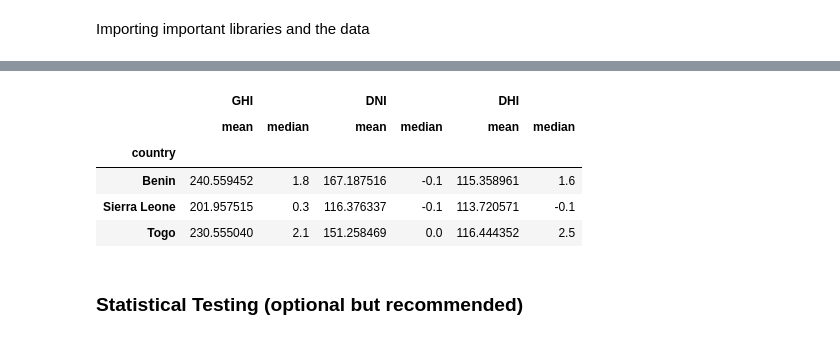
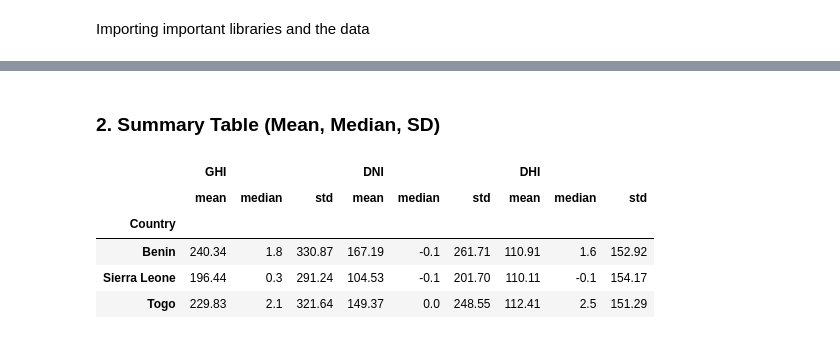
Before and after one commit to tonebyu/cross-country-solar-farm-analysis, a Jupyter notebook: notebooks/compare_countries.ipynb, the cells around one changed output, grey strips where cells are left out. Saved outputs shown, nothing was run; the diff lists cells and outputs as text; code cells hidden in the pictures.

```diff
--- a/notebooks/compare_countries.ipynb
+++ b/notebooks/compare_countries.ipynb
@@ -33,0 +21,14 @@ df_togo.head(10)
+# %%
+# Load dataset
+benin = pd.read_csv("../data/benin_clean.csv")
+sierraleone = pd.read_csv("../data/sierraleone_clean.csv")
+togo = pd.read_csv("../data/togo-dapaong_qc_clean.csv")
+# %%
+# Add a country label to each
+benin['Country'] = 'Benin'
+sierraleone['Country'] = 'Sierra Leone'
+togo['Country'] = 'Togo'
+# %%
+# Combine them
+df = pd.concat([benin, sierraleone, togo], ignore_index=True)
+df.head()
@@ -56,13 +98,13 @@ for metric in metrics:
+# %% [markdown]
+### 2. Summary Table (Mean, Median, SD)
 # %%
 # Summary table: mean, median, std of GHI, DNI, DHI by country
-summary_table = df_combined.groupby('country')[metrics].agg(['mean', 'median'])
-summary_table
+summary = df.groupby('Country')[['GHI', 'DNI', 'DHI']].agg(['mean', 'median', 'std']).round(2)
+summary
 # %% [output]
-|  | GHI |  | DNI |  | DHI |  |
-|  | mean | median | mean | median | mean | median |
-| country |  |  |  |  |  |  |
-| Benin | 240.559452 | 1.8 | 167.187516 | -0.1 | 115.358961 | 1.6 |
-| Sierra Leone | 201.957515 | 0.3 | 116.376337 | -0.1 | 113.720571 | -0.1 |
-| Togo | 230.555040 | 2.1 | 151.258469 | 0.0 | 116.444352 | 2.5 |
+|  | GHI |  |  | DNI |  |  | DHI |  |  |
+|  | mean | median | std | mean | median | std | mean | median | std |
+| Country |  |  |  |  |  |  |  |  |  |
+| Benin | 240.34 | 1.8 | 330.87 | 167.19 | -0.1 | 261.71 | 110.91 | 1.6 | 152.92 |
+| Sierra Leone | 196.44 | 0.3 | 291.24 | 104.53 | -0.1 | 201.70 | 110.11 | -0.1 | 154.17 |
+| Togo | 229.83 | 2.1 | 321.64 | 149.37 | 0.0 | 248.55 | 112.41 | 2.5 | 151.29 |
-# %% [markdown]
-### Statistical Testing (optional but recommended)
```
Also changed, not shown: parts of 16 cells of this notebook, 2 other files.
